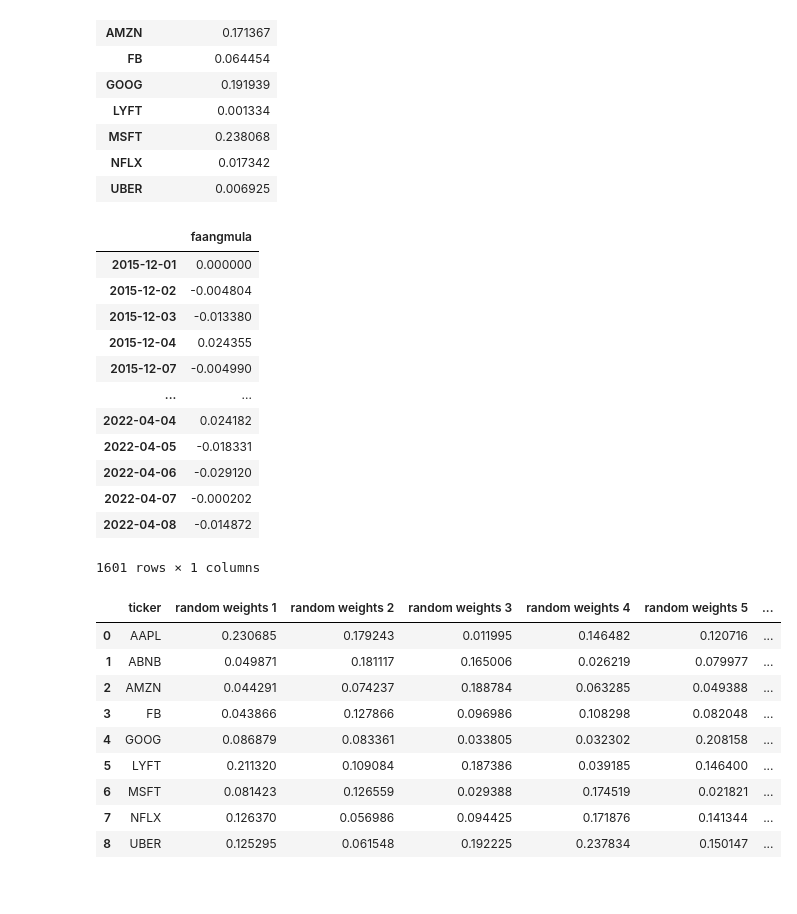
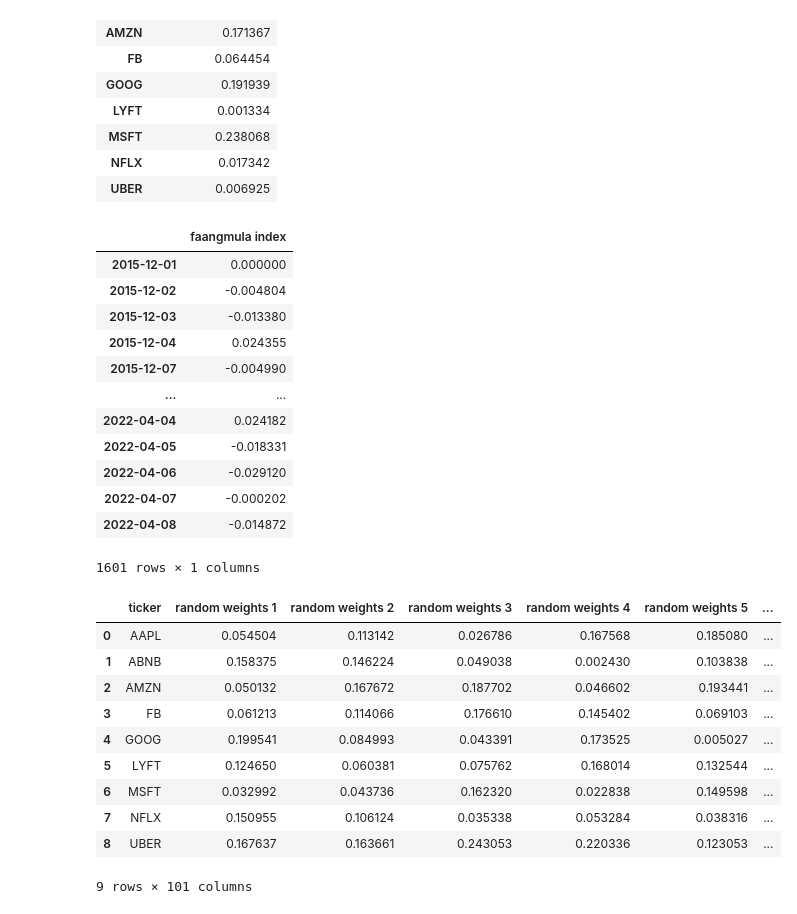
Before and after one commit to kennethologist/UPENN-GP4-P1, a Jupyter notebook: notebooks/alex.ipynb, the cells around one changed output. Drawn from its saved outputs; the diff is of its cells as text; code cells hidden in the pictures.

```diff
--- a/notebooks/alex.ipynb
+++ b/notebooks/alex.ipynb
@@ -99,10 +99,10 @@ faangmula_cap_portfolio
 | UBER | 0.006925 |
 # %%
 faangmula_cap_daily_returns = faangmula.pct_change().fillna(0.0).dot(faangmula_cap_portfolio)
-faangmula_cap_daily_returns.columns = ['faangmula']
+faangmula_cap_daily_returns.columns = ['faangmula index']
 faangmula_cap_daily_returns
 # %% [output]
-|  | faangmula |
+|  | faangmula index |
 | 2015-12-01 | 0.000000 |
 | 2015-12-02 | -0.004804 |
 | 2015-12-03 | -0.013380 |
@@ -116,19 +116,20 @@ faangmula_cap_daily_returns
 | 2022-04-08 | -0.014872 |
 1601 rows × 1 columns
 # %%
-random_faangmula_portfolios = random_portfolios_generator(faangmula_tickers, 10)
+random_faangmula_portfolios = random_portfolios_generator(faangmula_tickers, 100)
 random_faangmula_portfolios
 # %% [output]
 |  | ticker | random weights 1 | random weights 2 | random weights 3 | random weights 4 | random weights 5 | ... |
-| 0 | AAPL | 0.230685 | 0.179243 | 0.011995 | 0.146482 | 0.120716 | ... |
-| 1 | ABNB | 0.049871 | 0.181117 | 0.165006 | 0.026219 | 0.079977 | ... |
-| 2 | AMZN | 0.044291 | 0.074237 | 0.188784 | 0.063285 | 0.049388 | ... |
-| 3 | FB | 0.043866 | 0.127866 | 0.096986 | 0.108298 | 0.082048 | ... |
-| 4 | GOOG | 0.086879 | 0.083361 | 0.033805 | 0.032302 | 0.208158 | ... |
-| 5 | LYFT | 0.211320 | 0.109084 | 0.187386 | 0.039185 | 0.146400 | ... |
-| 6 | MSFT | 0.081423 | 0.126559 | 0.029388 | 0.174519 | 0.021821 | ... |
-| 7 | NFLX | 0.126370 | 0.056986 | 0.094425 | 0.171876 | 0.141344 | ... |
-| 8 | UBER | 0.125295 | 0.061548 | 0.192225 | 0.237834 | 0.150147 | ... |
+| 0 | AAPL | 0.054504 | 0.113142 | 0.026786 | 0.167568 | 0.185080 | ... |
+| 1 | ABNB | 0.158375 | 0.146224 | 0.049038 | 0.002430 | 0.103838 | ... |
+| 2 | AMZN | 0.050132 | 0.167672 | 0.187702 | 0.046602 | 0.193441 | ... |
+| 3 | FB | 0.061213 | 0.114066 | 0.176610 | 0.145402 | 0.069103 | ... |
+| 4 | GOOG | 0.199541 | 0.084993 | 0.043391 | 0.173525 | 0.005027 | ... |
+| 5 | LYFT | 0.124650 | 0.060381 | 0.075762 | 0.168014 | 0.132544 | ... |
+| 6 | MSFT | 0.032992 | 0.043736 | 0.162320 | 0.022838 | 0.149598 | ... |
+| 7 | NFLX | 0.150955 | 0.106124 | 0.035338 | 0.053284 | 0.038316 | ... |
+| 8 | UBER | 0.167637 | 0.163661 | 0.243053 | 0.220336 | 0.123053 | ... |
+9 rows × 101 columns
 # %%
 random_faangmula_daily_returns_list = []
 for n in range(0, (len(random_faangmula_portfolios.columns) - 1)):
```
Also changed, not shown: parts of 8 cells of this notebook.
